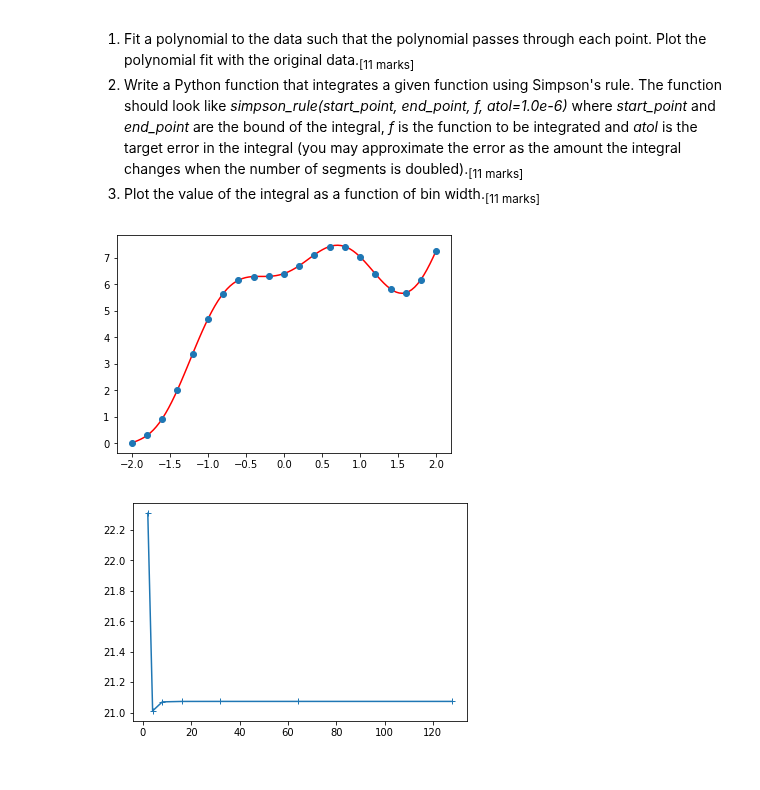
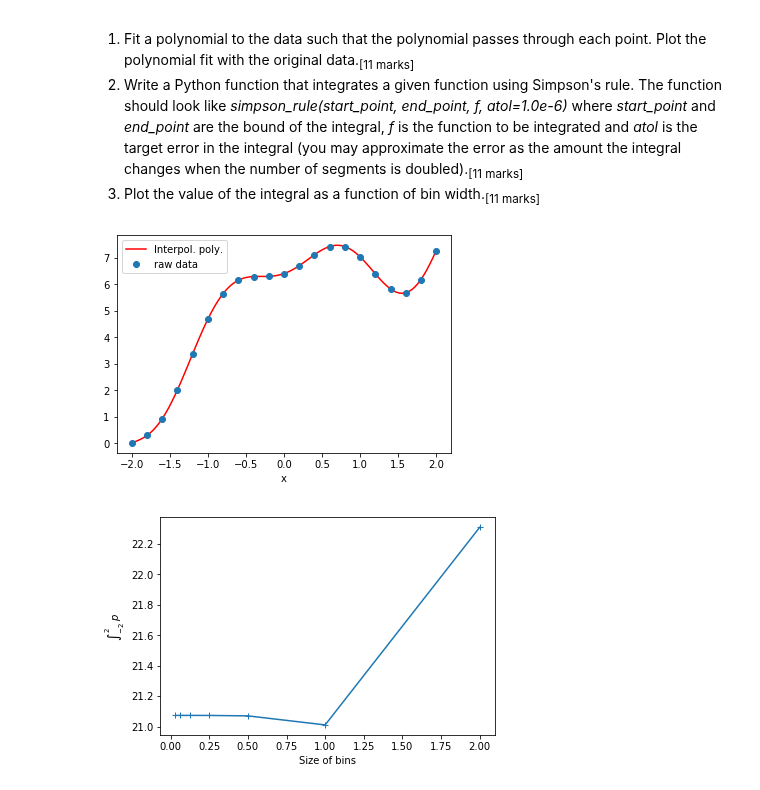
Before and after one commit to ggorman/Numerical-methods-1, a Jupyter notebook: notebook/exam-2017-solutions.ipynb, the cells around one changed output. Saved outputs shown, nothing was run; the diff lists cells and outputs as text; code cells hidden in the pictures.

```diff
--- a/notebook/exam-2017-solutions.ipynb
+++ b/notebook/exam-2017-solutions.ipynb
@@ -28,22 +28,3 @@ Consider the matrix:
 
  1. Write a Python Gaussian function that takes as input a matrix and returns the upper diagonal matrix. Demonstrate the correctness by applying it to the matrix A. <sub>[17 marks]</sub>
  2. Determine whether $\bf{A}$ is invertible and explain why. <sub>[17 marks]</sub>
-# %%
-import numpy
-from scipy import linalg
-numpy.set_printoptions(precision=3, suppress=True)
-
-A = numpy.array(((1,  3, -9,  6, 4),
-                 (2, -1,  6,  7, 1),
-                 (3,  2, -3, 15, 5),
-                 (8, -1,  1,  4, 2),
-                 (11, 1, -2, 18, 7)), dtype=numpy.float64)
-
-detA = linalg.det(A)
-
-# Print upper diagonal matrix
-print("Upper diagonal matrix:\n", linalg.lu(A)[2])
-
-# A very small value for the determinant indicates this is a near singular matrix.
-# We can check if it is close to zero:
-print("Is the matrix singular - i.e. cannot be inverted? ", numpy.isclose(detA, 0))
@@ -170,39 +204,39 @@ x = [-2.0,-1.8,-1.6,-1.4,-1.2,-1.0,-0.8,-0.6,-0.4,-0.2,
 # %%
 x = [-2.0,-1.8,-1.6,-1.4,-1.2,-1.0,-0.8,-0.6,-0.4,-0.2,
      0.0,0.2,0.4,0.6,0.8,1.0,1.2,1.4,1.6,1.8,2.0]
 y = [0.0109439010693,0.292339081461,0.925277149533,
      2.01332091034,3.37454077451,4.68171817154,
      5.64468727334,6.14851510939,6.28859790888,
      6.2961542923,6.4,6.69882629738,7.11010256048,
      7.42182227368,7.42089923772,7.03212055883,
      6.39346348534,5.82192391325,5.67641305593,
      6.17668765765,7.26466471676]
 
 poly_coeffs=numpy.polyfit(x, y, len(x)-1)
 pn = numpy.poly1d(poly_coeffs)
 
-plt.plot(np.linspace(-2, 2, 100),
+plot(np.linspace(-2, 2, 100),
          pn(np.linspace(-2, 2, 100)),
          'r', label='pn')
-plt.plot(x, y, 'o')
-plt.show()
+plot(x, y, 'o')
+xlabel("x")
+legend(("Interpol. poly.", "raw data"), loc='best')
+show()
 # %% [output]
-[figure, old version]
+[figure, new version]
 # %%
-import numpy as np
 from math import *
-
 
 
 def simpsons_rule(start_point, end_point, function, atol=1.e-6, maxiter=1000):
 
-
-
     number_of_bins = 2
     previous_total = 0
     convergence = []
-    bins = []
+    bin_sizes = []
 
+    # Loop over the number of bins: start with two, and double it at each iteration
+    # set a maximum number of iterations in case the algorithm converges
     for ite in range(maxiter):
 
         bin_size = float(end_point - start_point)/number_of_bins
@@ -218,23 +252,30 @@ def simpsons_rule(start_point, end_point, function, atol=1.e-6, maxiter=1000):
             running_total += (bin_size/6)*float(function(this_bin_start)+4*function(this_bin_mid)+function(this_bin_end))
 
         convergence.append(running_total)
-        bins.append(number_of_bins)
+        bin_sizes.append(bin_size)
 
+        # the error is approximated by the amount the integral changes when the number of segments is doubled
         error = abs(previous_total - running_total)
+
+        # Stop if the error is < the tolerance, i.e. when the algorithm has converged
         if error < atol:
-            return running_total, error, convergence, bins
+            return running_total, error, convergence, bin_sizes
 
+        # the question suggests to double the number of bins
         number_of_bins = number_of_bins*2
         previous_total = running_total
 
     print("ERROR: Simpson's method did not converge")
-    return running_total, error, convergence, bins
+    return running_total, error, convergence, bin_sizes
 
 
 
-integral, error, convergence, bins = simpsons_rule(-2, 2, pn)
+integral, error, convergence, bin_sizes = simpsons_rule(-2, 2, pn)
 
-plt.plot(bins, convergence, '+-')
-plt.show()
+
+plot(bin_sizes, convergence, '+-')
+xlabel("Size of bins")
+ylabel("$\int_{-2}^2 \ p$")
+show()
 # %% [output]
-[figure, old version]
+[figure, new version]
```
Also changed, not shown: parts of 6 cells of this notebook.
